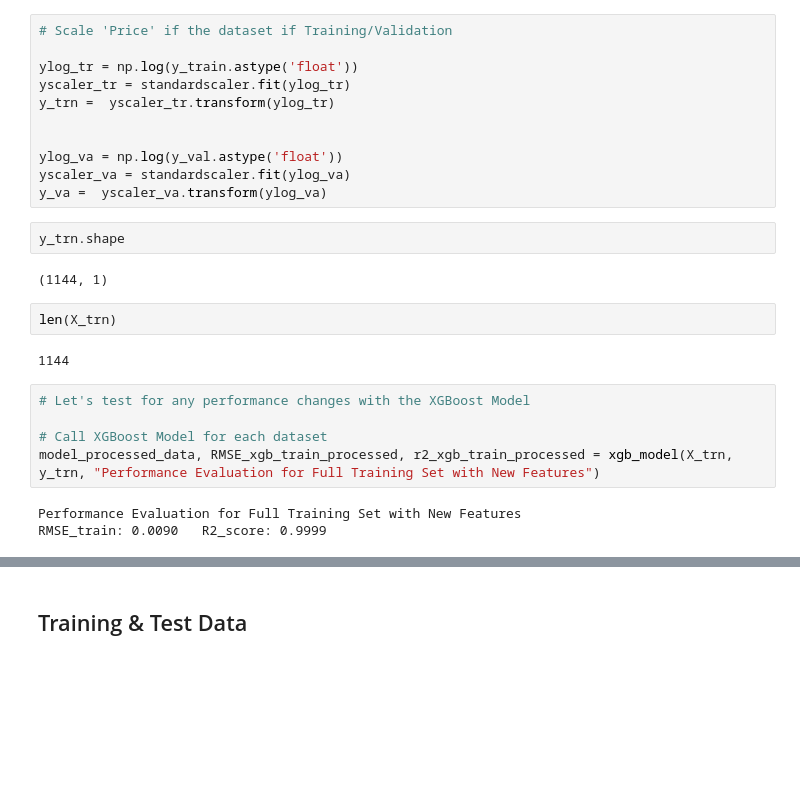
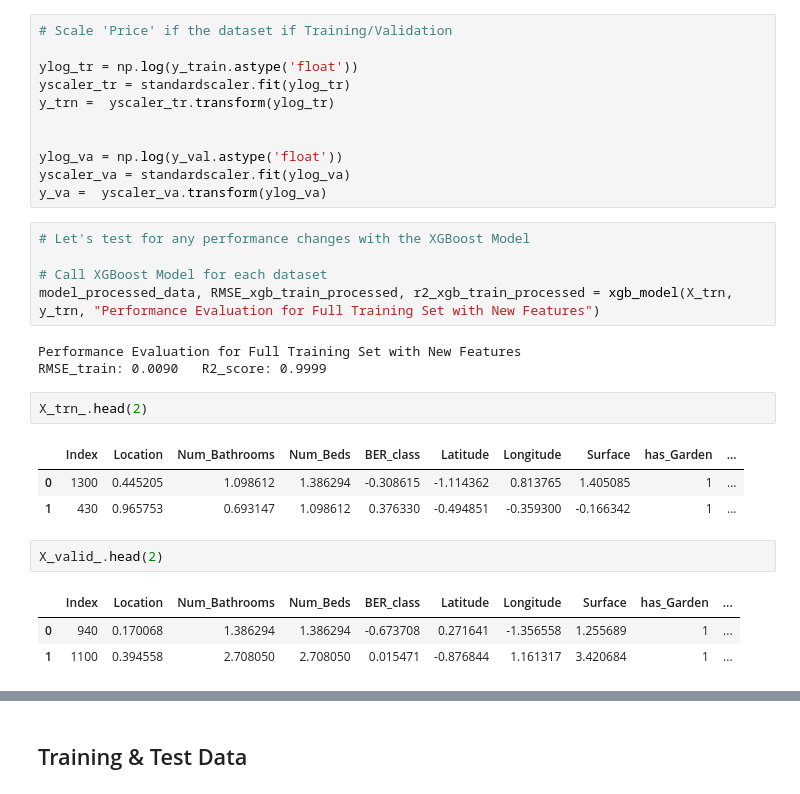
Before and after one commit to rb2022/ET5003_SEM1_2021-2, a Jupyter notebook: ET5003_Kaggle_RobertBarrett_20157347.ipynb, the cells around one changed output, grey strips where cells are left out. Drawn from its saved outputs; the diff is of its cells as text; blank space fills up the shorter version.

```diff
--- a/ET5003_Kaggle_RobertBarrett_20157347.ipynb
+++ b/ET5003_Kaggle_RobertBarrett_20157347.ipynb
@@ -1177,14 +1177,6 @@ y_trn =  yscaler_tr.transform(ylog_tr)
 ylog_va = np.log(y_val.astype('float'))
 yscaler_va = standardscaler.fit(ylog_va)
 y_va =  yscaler_va.transform(ylog_va)
-# %%
-y_trn.shape
-# %% [output]
-(1144, 1)
-# %%
-len(X_trn)
-# %% [output]
-1144
 # %%
 # Let's test for any performance changes with the XGBoost Model
 
@@ -1193,6 +1185,18 @@ model_processed_data, RMSE_xgb_train_processed, r2_xgb_train_processed = xgb_mod
 # %% [output]
 Performance Evaluation for Full Training Set with New Features
 RMSE_train: 0.0090   R2_score: 0.9999
+# %%
+X_trn_.head(2)
+# %% [output]
+|  | Index | Location | Num_Bathrooms | Num_Beds | BER_class | Latitude | Longitude | Surface | has_Garden | ... |
+| 0 | 1300 | 0.445205 | 1.098612 | 1.386294 | -0.308615 | -1.114362 | 0.813765 | 1.405085 | 1 | ... |
+| 1 | 430 | 0.965753 | 0.693147 | 1.098612 | 0.376330 | -0.494851 | -0.359300 | -0.166342 | 1 | ... |
+# %%
+X_valid_.head(2)
+# %% [output]
+|  | Index | Location | Num_Bathrooms | Num_Beds | BER_class | Latitude | Longitude | Surface | has_Garden | ... |
+| 0 | 940 | 0.170068 | 1.386294 | 1.386294 | -0.673708 | 0.271641 | -1.356558 | 1.255689 | 1 | ... |
+| 1 | 1100 | 0.394558 | 2.708050 | 2.708050 | 0.015471 | -0.876844 | 1.161317 | 3.420684 | 1 | ... |
 # %%
 # Plot the Feature Importance to see what the impact of imputing BER_class has been
 fig, ax = plt.subplots(figsize=(12, 6))
```
Also changed, not shown: parts of 5 cells of this notebook.
